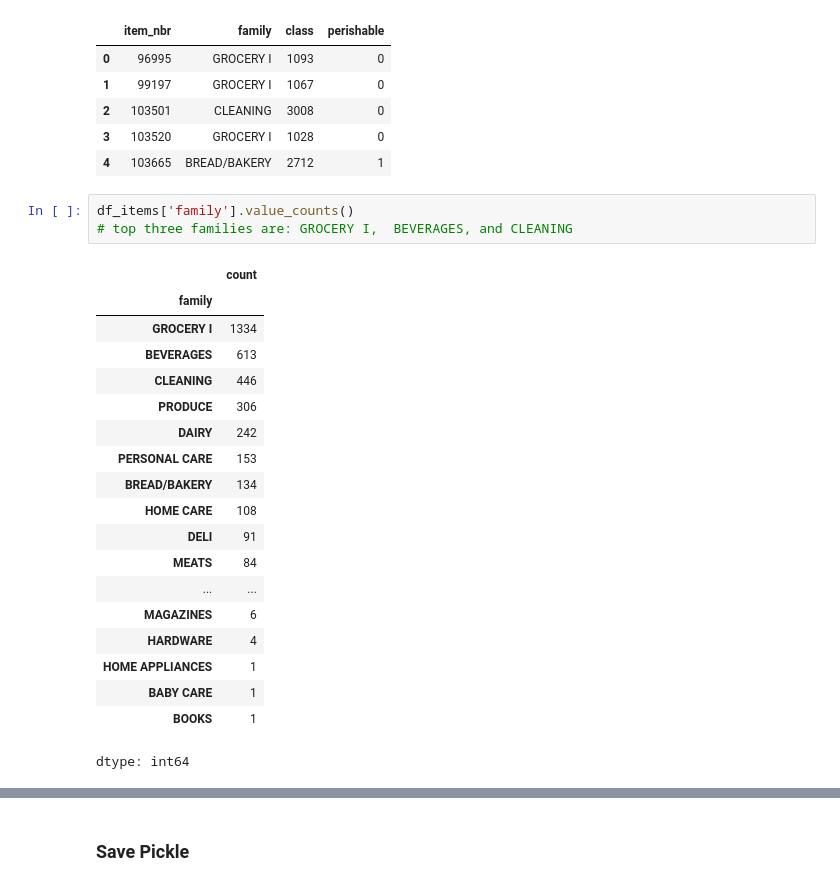
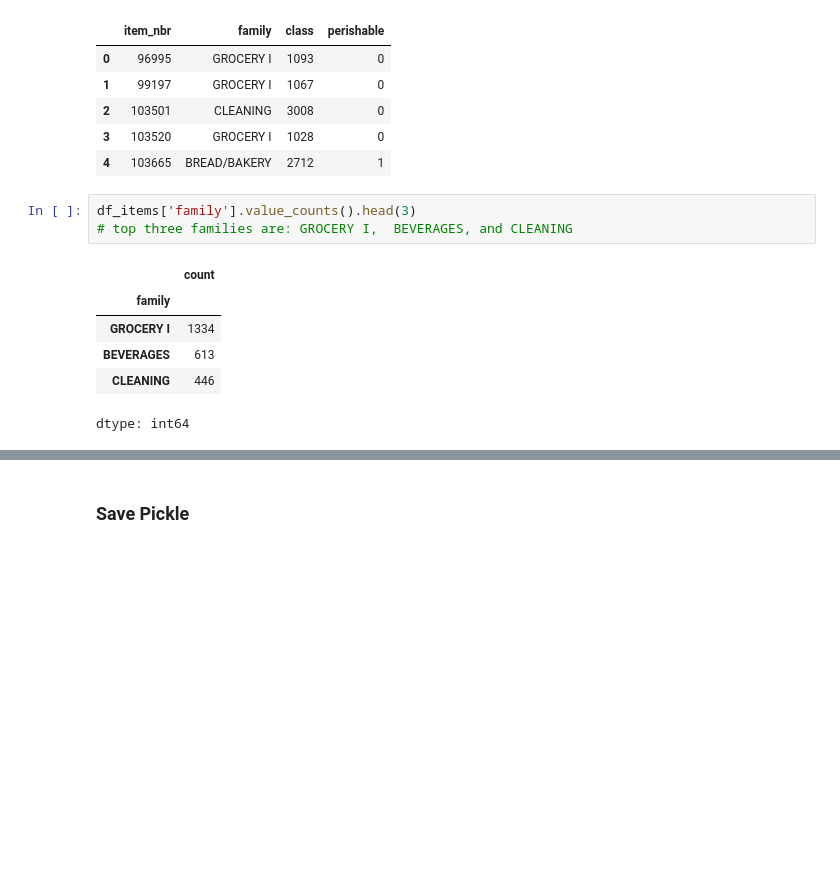
Before and after one commit to JericCantos/RetailDemandAnalysis, a Jupyter notebook: notebooks/data_prep.ipynb, the cells around one changed output, grey strips where cells are left out. Cells and saved outputs as stored; diff of their text form; blank space fills up the shorter version.

```diff
--- a/notebooks/data_prep.ipynb
+++ b/notebooks/data_prep.ipynb
@@ -104,27 +106,14 @@ df_items.head()
 | 3 | 103520 | GROCERY I | 1028 | 0 |
 | 4 | 103665 | BREAD/BAKERY | 2712 | 1 |
 # %%
-df_items['family'].value_counts()
+df_items['family'].value_counts().head(3)
 # top three families are: GROCERY I,  BEVERAGES, and CLEANING
 # %% [output]
 |  | count |
 | family |  |
 | GROCERY I | 1334 |
 | BEVERAGES | 613 |
 | CLEANING | 446 |
-| PRODUCE | 306 |
-| DAIRY | 242 |
-| PERSONAL CARE | 153 |
-| BREAD/BAKERY | 134 |
-| HOME CARE | 108 |
-| DELI | 91 |
-| MEATS | 84 |
-| ... | ... |
-| MAGAZINES | 6 |
-| HARDWARE | 4 |
-| HOME APPLIANCES | 1 |
-| BABY CARE | 1 |
-| BOOKS | 1 |
 dtype: int64
 # %%
 # join df_train with df_items then filter only top 3
```
Also changed, not shown: parts of 20 cells of this notebook.
